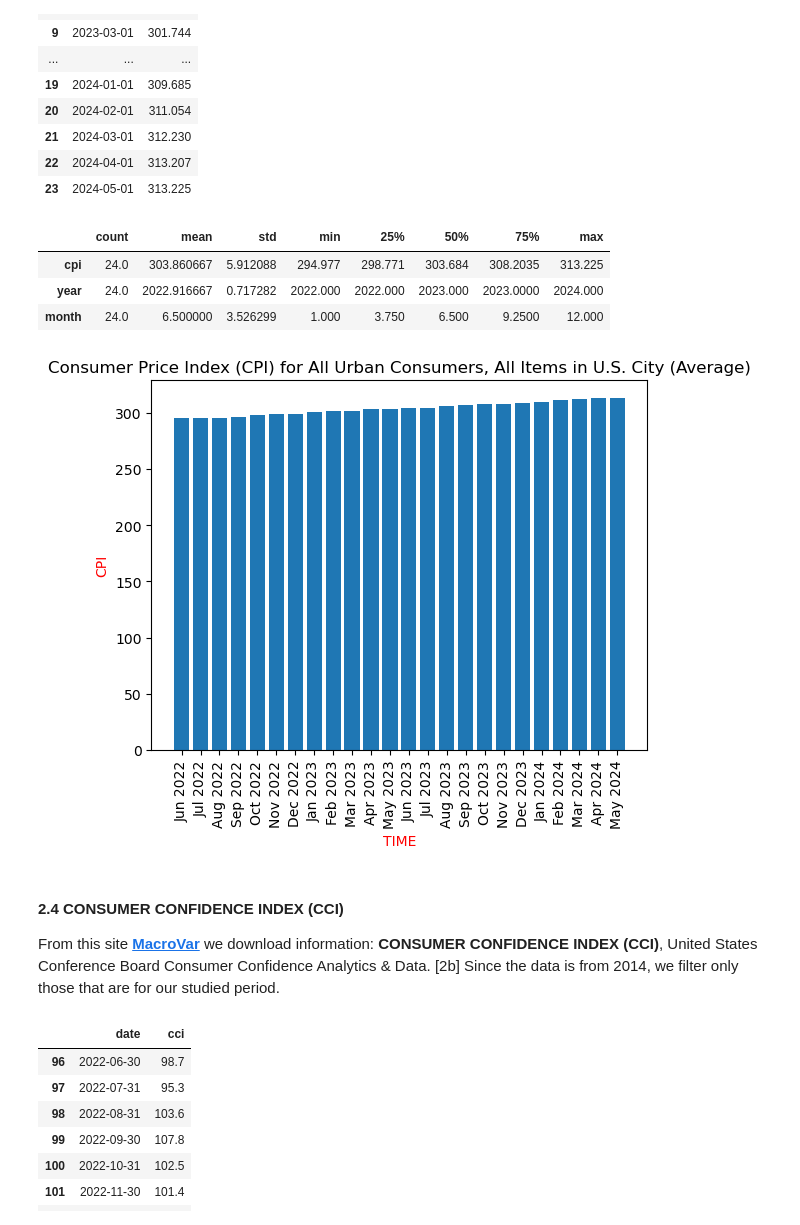
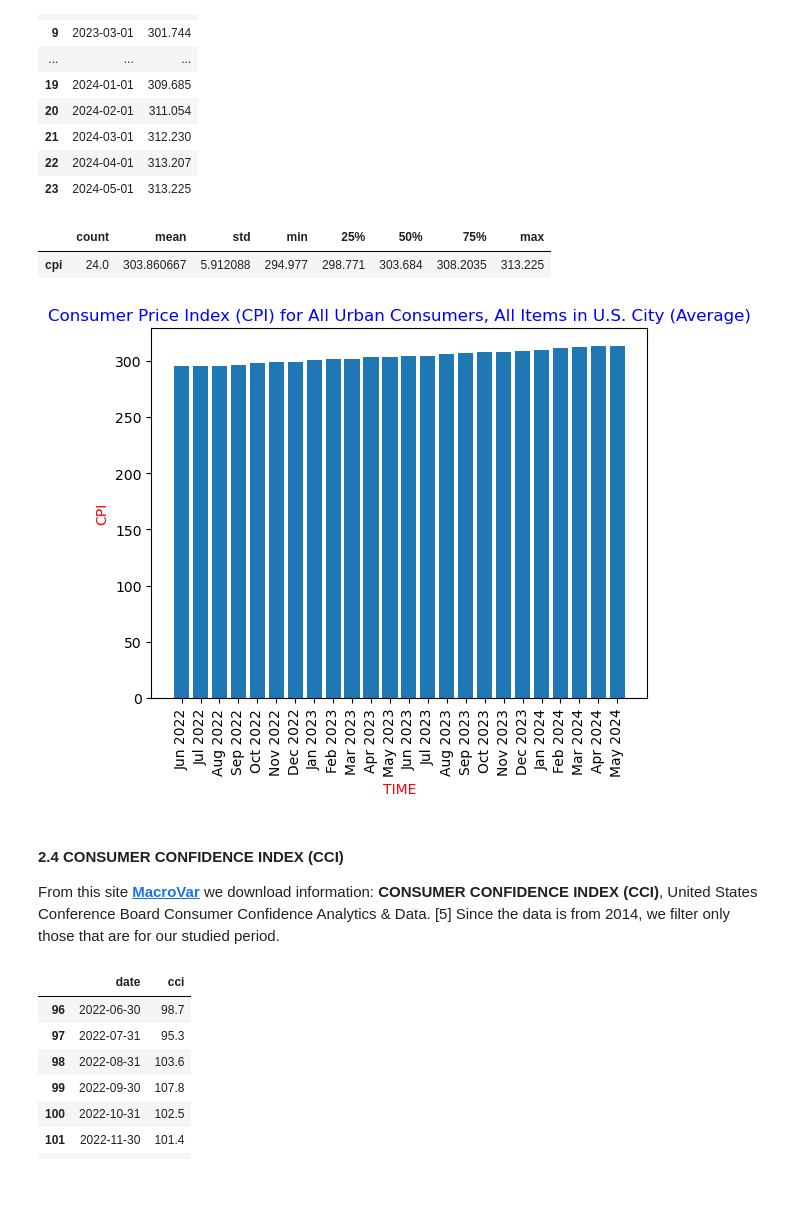
Before and after one commit to Engineer194/Macroeconomic-Analysis-of-the-US-Economy---Part-1, a Jupyter notebook: DATA_Project_v.1.ipynb, the cells around one changed output. Cells and saved outputs as stored; diff of their text form; code cells hidden in the pictures; blank space fills up the shorter version.

```diff
--- a/DATA_Project_v.1.ipynb
+++ b/DATA_Project_v.1.ipynb
@@ -90,33 +128,31 @@ cpi # Show data
 | 21 | 2024-03-01 | 312.230 |
 | 22 | 2024-04-01 | 313.207 |
 | 23 | 2024-05-01 | 313.225 |
-# %%
-cpi.describe().T
-# %% [output]
-|  | count | mean | std | min | 25% | 50% | 75% | max |
-| cpi | 24.0 | 303.860667 | 5.912088 | 294.977 | 298.771 | 303.684 | 308.2035 | 313.225 |
-| year | 24.0 | 2022.916667 | 0.717282 | 2022.000 | 2022.000 | 2023.000 | 2023.0000 | 2024.000 |
-| month | 24.0 | 6.500000 | 3.526299 | 1.000 | 3.750 | 6.500 | 9.2500 | 12.000 |
+# %%
+cpi[['cpi']].describe().T
+# %% [output]
+|  | count | mean | std | min | 25% | 50% | 75% | max |
+| cpi | 24.0 | 303.860667 | 5.912088 | 294.977 | 298.771 | 303.684 | 308.2035 | 313.225 |
 # %%
 # Split the date into day, month, and year
 cpi['year'] = pd.to_datetime(cpi['date']).dt.year
 cpi['month'] = pd.to_datetime(cpi['date']).dt.month
 
 # Create custom labels with just month and year
 date_labels = cpi['date'].apply(lambda x: f"{pd.to_datetime(x).strftime('%b %Y')}")
 
 plt.bar(cpi.index, cpi['cpi'])
 plt.xticks(cpi.index, date_labels, rotation = 90) # Display month and year as vertical labels
-plt.title("Consumer Price Index (CPI) for All Urban Consumers, All Items in U.S. City (Average)")
+plt.title("Consumer Price Index (CPI) for All Urban Consumers, All Items in U.S. City (Average)", color = "blue")
 plt.xlabel("TIME", color = "red")
 plt.ylabel("CPI", color = "red")
 plt.show()
 # %% [output]
-[figure, old version]
+[figure, new version]
 # %% [markdown]
 #### 2.4 CONSUMER CONFIDENCE INDEX (CCI)
 
-From this site **[MacroVar](https://macrovar.com/united-states/consumer-confidence-index/)** we download information: **CONSUMER CONFIDENCE INDEX (CCI)**, United States Conference Board Consumer Confidence Analytics & Data. [2b]
+From this site **[MacroVar](https://macrovar.com/united-states/consumer-confidence-index/)** we download information: **CONSUMER CONFIDENCE INDEX (CCI)**, United States Conference Board Consumer Confidence Analytics & Data. [5]
 Since the data is from 2014, we filter only those that are for our studied period.
 # %%
 # NO PERIOD SET !!! ----------------------------------------------------------------------- !!!!!!
```
Also changed, not shown: parts of 9 cells of this notebook.
